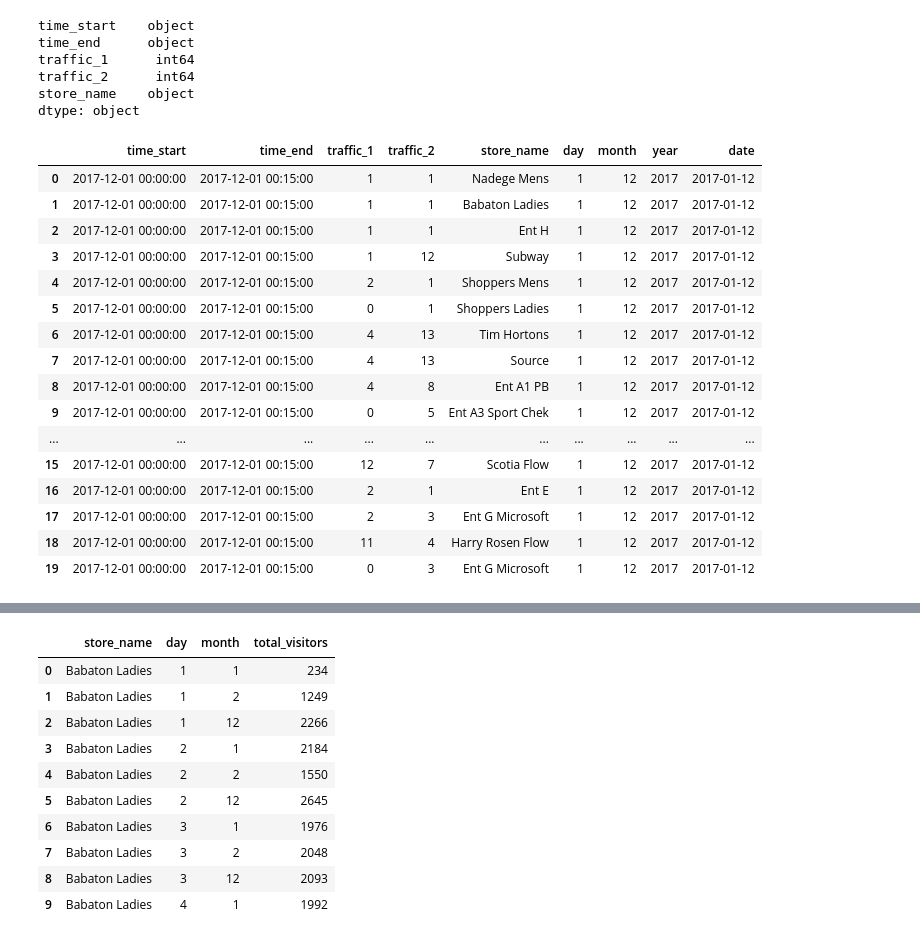
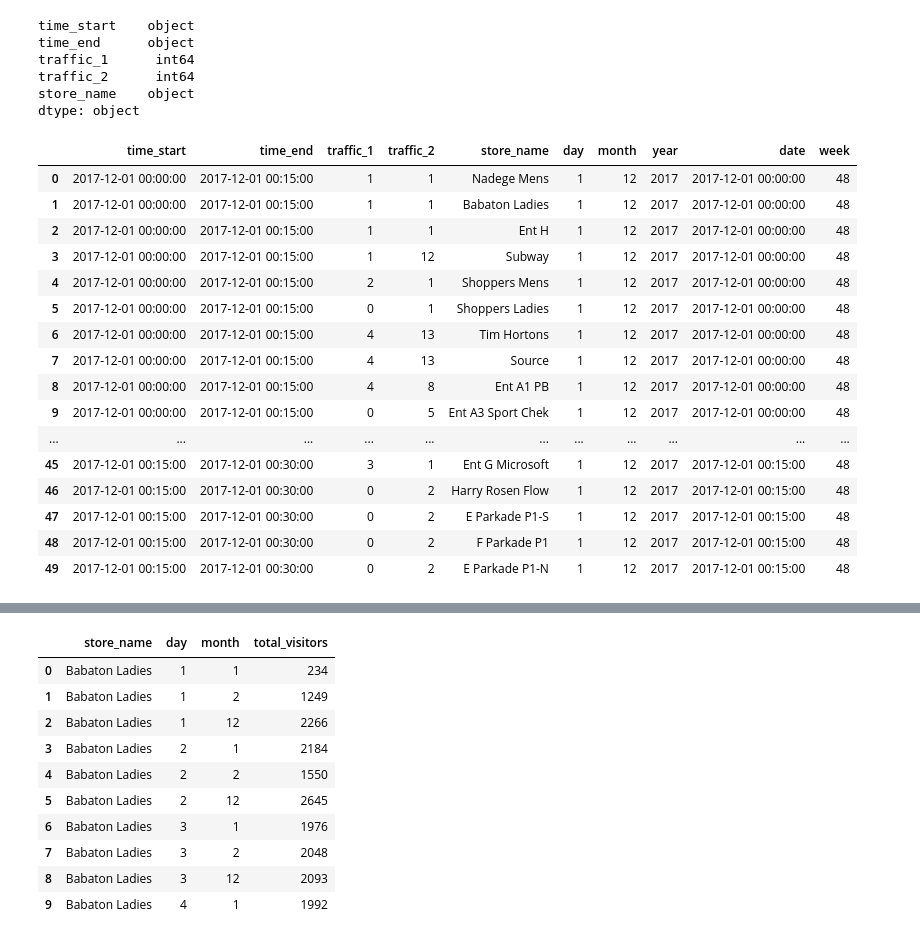
Before and after one commit to arvindkarir/retail, a Jupyter notebook: Retail_challenge.ipynb, the cells around one changed output, grey strips where cells are left out. Saved outputs shown, nothing was run; the diff lists cells and outputs as text; code cells hidden in the pictures.

```diff
--- a/Retail_challenge.ipynb
+++ b/Retail_challenge.ipynb
@@ -126,23 +126,24 @@ df1['date'] = df1['time_start'].apply(dateutil.parser.parse, dayfirst=True)
-# %%
-df1.head(20)
-# %% [output]
-|  | time_start | time_end | traffic_1 | traffic_2 | store_name | day | month | year | date |
-| 0 | 2017-12-01 00:00:00 | 2017-12-01 00:15:00 | 1 | 1 | Nadege Mens | 1 | 12 | 2017 | 2017-01-12 |
-| 1 | 2017-12-01 00:00:00 | 2017-12-01 00:15:00 | 1 | 1 | Babaton Ladies | 1 | 12 | 2017 | 2017-01-12 |
-| 2 | 2017-12-01 00:00:00 | 2017-12-01 00:15:00 | 1 | 1 | Ent H | 1 | 12 | 2017 | 2017-01-12 |
-| 3 | 2017-12-01 00:00:00 | 2017-12-01 00:15:00 | 1 | 12 | Subway | 1 | 12 | 2017 | 2017-01-12 |
-| 4 | 2017-12-01 00:00:00 | 2017-12-01 00:15:00 | 2 | 1 | Shoppers Mens | 1 | 12 | 2017 | 2017-01-12 |
-| 5 | 2017-12-01 00:00:00 | 2017-12-01 00:15:00 | 0 | 1 | Shoppers Ladies | 1 | 12 | 2017 | 2017-01-12 |
-| 6 | 2017-12-01 00:00:00 | 2017-12-01 00:15:00 | 4 | 13 | Tim Hortons | 1 | 12 | 2017 | 2017-01-12 |
-| 7 | 2017-12-01 00:00:00 | 2017-12-01 00:15:00 | 4 | 13 | Source | 1 | 12 | 2017 | 2017-01-12 |
-| 8 | 2017-12-01 00:00:00 | 2017-12-01 00:15:00 | 4 | 8 | Ent A1 PB | 1 | 12 | 2017 | 2017-01-12 |
-| 9 | 2017-12-01 00:00:00 | 2017-12-01 00:15:00 | 0 | 5 | Ent A3 Sport Chek | 1 | 12 | 2017 | 2017-01-12 |
-| ... | ... | ... | ... | ... | ... | ... | ... | ... | ... |
-| 15 | 2017-12-01 00:00:00 | 2017-12-01 00:15:00 | 12 | 7 | Scotia Flow | 1 | 12 | 2017 | 2017-01-12 |
-| 16 | 2017-12-01 00:00:00 | 2017-12-01 00:15:00 | 2 | 1 | Ent E | 1 | 12 | 2017 | 2017-01-12 |
-| 17 | 2017-12-01 00:00:00 | 2017-12-01 00:15:00 | 2 | 3 | Ent G Microsoft | 1 | 12 | 2017 | 2017-01-12 |
-| 18 | 2017-12-01 00:00:00 | 2017-12-01 00:15:00 | 11 | 4 | Harry Rosen Flow | 1 | 12 | 2017 | 2017-01-12 |
-| 19 | 2017-12-01 00:00:00 | 2017-12-01 00:15:00 | 0 | 3 | Ent G Microsoft | 1 | 12 | 2017 | 2017-01-12 |
+# %%
+df1['week'] = df1['date'].dt.week
+df1.head(50)
+# %% [output]
+|  | time_start | time_end | traffic_1 | traffic_2 | store_name | day | month | year | date | week |
+| 0 | 2017-12-01 00:00:00 | 2017-12-01 00:15:00 | 1 | 1 | Nadege Mens | 1 | 12 | 2017 | 2017-12-01 00:00:00 | 48 |
+| 1 | 2017-12-01 00:00:00 | 2017-12-01 00:15:00 | 1 | 1 | Babaton Ladies | 1 | 12 | 2017 | 2017-12-01 00:00:00 | 48 |
+| 2 | 2017-12-01 00:00:00 | 2017-12-01 00:15:00 | 1 | 1 | Ent H | 1 | 12 | 2017 | 2017-12-01 00:00:00 | 48 |
+| 3 | 2017-12-01 00:00:00 | 2017-12-01 00:15:00 | 1 | 12 | Subway | 1 | 12 | 2017 | 2017-12-01 00:00:00 | 48 |
+| 4 | 2017-12-01 00:00:00 | 2017-12-01 00:15:00 | 2 | 1 | Shoppers Mens | 1 | 12 | 2017 | 2017-12-01 00:00:00 | 48 |
+| 5 | 2017-12-01 00:00:00 | 2017-12-01 00:15:00 | 0 | 1 | Shoppers Ladies | 1 | 12 | 2017 | 2017-12-01 00:00:00 | 48 |
+| 6 | 2017-12-01 00:00:00 | 2017-12-01 00:15:00 | 4 | 13 | Tim Hortons | 1 | 12 | 2017 | 2017-12-01 00:00:00 | 48 |
+| 7 | 2017-12-01 00:00:00 | 2017-12-01 00:15:00 | 4 | 13 | Source | 1 | 12 | 2017 | 2017-12-01 00:00:00 | 48 |
+| 8 | 2017-12-01 00:00:00 | 2017-12-01 00:15:00 | 4 | 8 | Ent A1 PB | 1 | 12 | 2017 | 2017-12-01 00:00:00 | 48 |
+| 9 | 2017-12-01 00:00:00 | 2017-12-01 00:15:00 | 0 | 5 | Ent A3 Sport Chek | 1 | 12 | 2017 | 2017-12-01 00:00:00 | 48 |
+| ... | ... | ... | ... | ... | ... | ... | ... | ... | ... | ... |
+| 45 | 2017-12-01 00:15:00 | 2017-12-01 00:30:00 | 3 | 1 | Ent G Microsoft | 1 | 12 | 2017 | 2017-12-01 00:15:00 | 48 |
+| 46 | 2017-12-01 00:15:00 | 2017-12-01 00:30:00 | 0 | 2 | Harry Rosen Flow | 1 | 12 | 2017 | 2017-12-01 00:15:00 | 48 |
+| 47 | 2017-12-01 00:15:00 | 2017-12-01 00:30:00 | 0 | 2 | E Parkade P1-S | 1 | 12 | 2017 | 2017-12-01 00:15:00 | 48 |
+| 48 | 2017-12-01 00:15:00 | 2017-12-01 00:30:00 | 0 | 2 | F Parkade P1 | 1 | 12 | 2017 | 2017-12-01 00:15:00 | 48 |
+| 49 | 2017-12-01 00:15:00 | 2017-12-01 00:30:00 | 0 | 2 | E Parkade P1-N | 1 | 12 | 2017 | 2017-12-01 00:15:00 | 48 |
 # %%
 # plt.figure(figsize=(20,20))
 # plt.plot( df1['day'], df1['traffic_2'])
```
Also changed, not shown: parts of 24 cells of this notebook.
